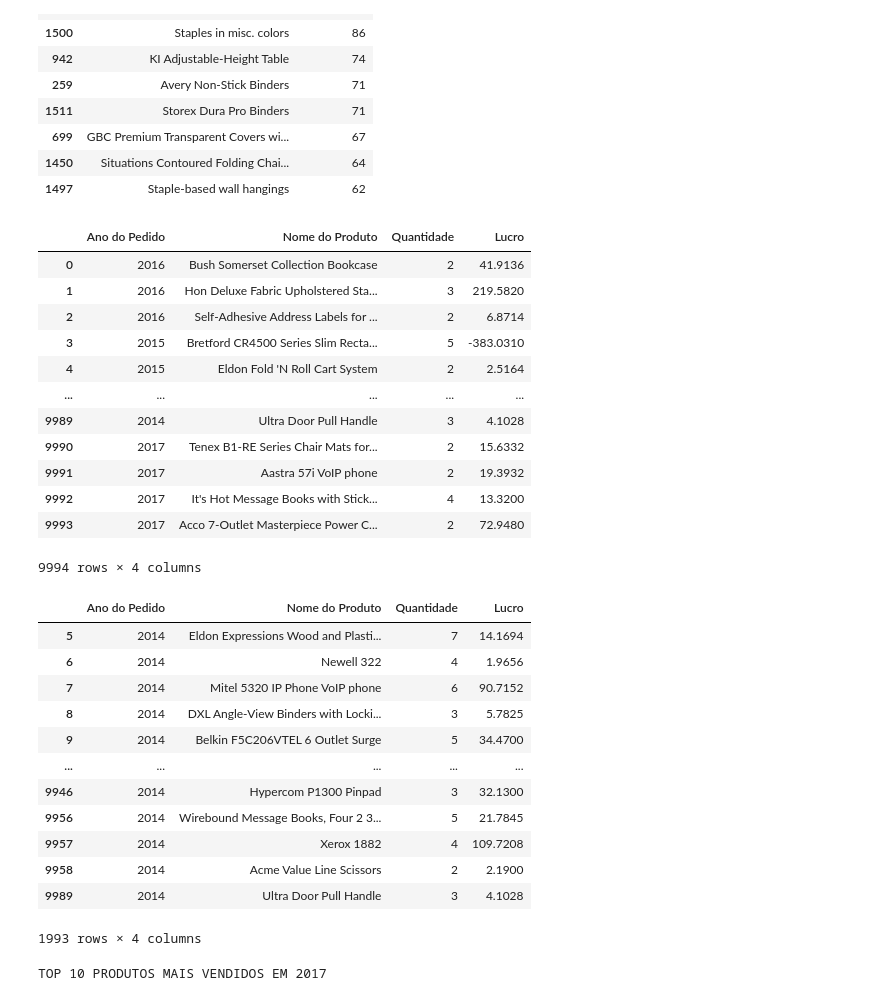
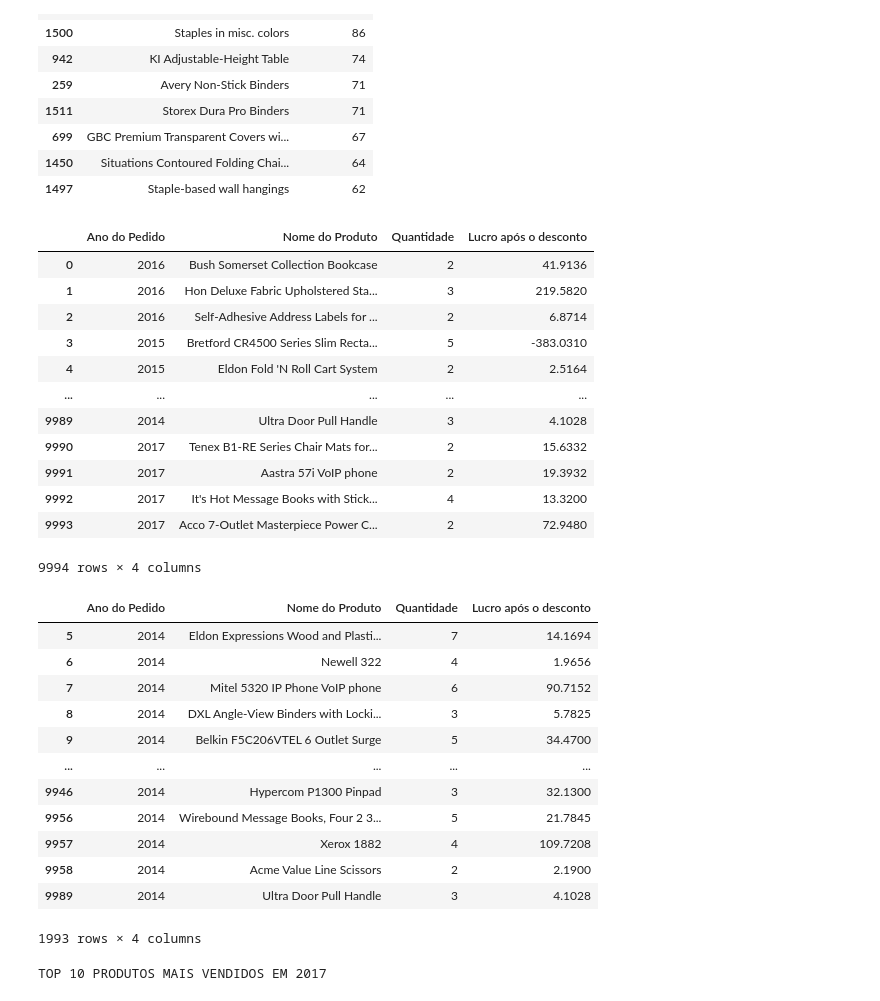
Before and after one commit to Victor-P-Martins/E-commerce_Analysis, a Jupyter notebook: Projeto Analise de dados e BI E-Commerce.ipynb, the cells around one changed output. Cells and saved outputs as stored; diff of their text form; code cells hidden in the pictures.

```diff
--- a/Projeto Analise de dados e BI E-Commerce.ipynb
+++ b/Projeto Analise de dados e BI E-Commerce.ipynb
@@ -457,0 +443,2 @@ df.head()
+# %%
+df["Lucro por produto unitário (%)"] = (df["Lucro por produto unitário"]/df["Preço Unitário Produto"])*100
@@ -477,10 +476,10 @@ TOP 10 PRODUTOS MAIS VENDIDOS
 | 1450 | Situations Contoured Folding Chai... | 64 |
 | 1497 | Staple-based wall hangings | 62 |
 # %%
-ano_nomeprod_quant_luc = df[['Ano do Pedido','Nome do Produto','Quantidade','Lucro']]
+ano_nomeprod_quant_luc = df[['Ano do Pedido','Nome do Produto','Quantidade','Lucro após o desconto']]
 ano_nomeprod_quant_luc
 # %% [output]
-|  | Ano do Pedido | Nome do Produto | Quantidade | Lucro |
+|  | Ano do Pedido | Nome do Produto | Quantidade | Lucro após o desconto |
 | 0 | 2016 | Bush Somerset Collection Bookcase | 2 | 41.9136 |
 | 1 | 2016 | Hon Deluxe Fabric Upholstered Sta... | 3 | 219.5820 |
 | 2 | 2016 | Self-Adhesive Address Labels for ... | 2 | 6.8714 |
@@ -500,7 +499,7 @@ vendas_quant_2015 = ano_nomeprod_quant_luc.loc[ano_nomeprod_quant_luc['Ano do Pe
 vendas_quant_2014 = ano_nomeprod_quant_luc.loc[ano_nomeprod_quant_luc['Ano do Pedido'] == 2014]
 vendas_quant_2014
 # %% [output]
-|  | Ano do Pedido | Nome do Produto | Quantidade | Lucro |
+|  | Ano do Pedido | Nome do Produto | Quantidade | Lucro após o desconto |
 | 5 | 2014 | Eldon Expressions Wood and Plasti... | 7 | 14.1694 |
 | 6 | 2014 | Newell 322 | 4 | 1.9656 |
 | 7 | 2014 | Mitel 5320 IP Phone VoIP phone | 6 | 90.7152 |
```
Also changed, not shown: parts of 90 cells of this notebook.
